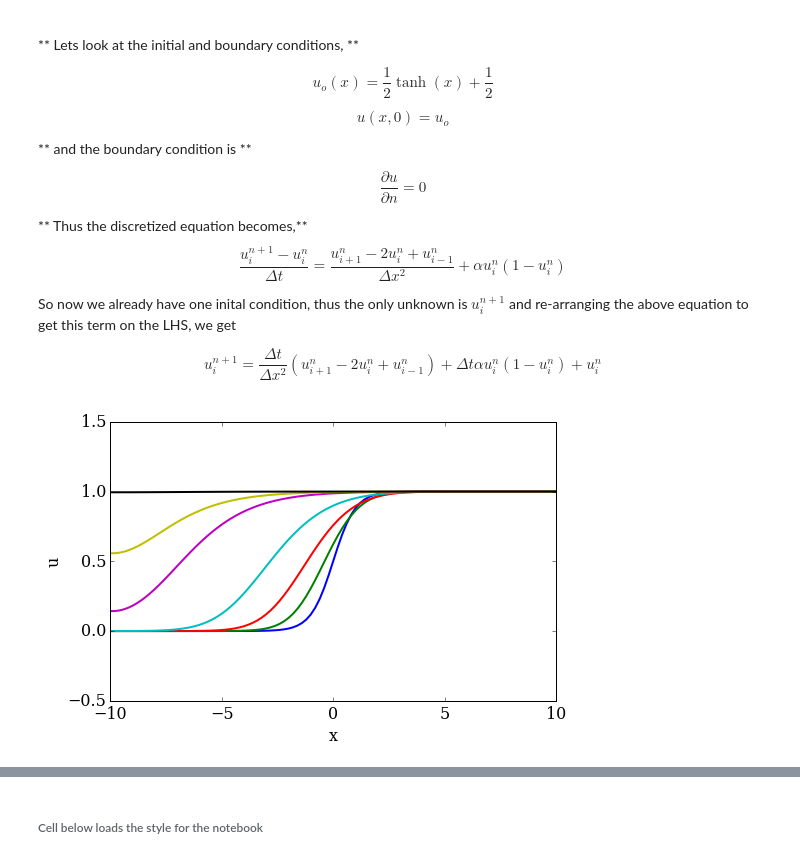
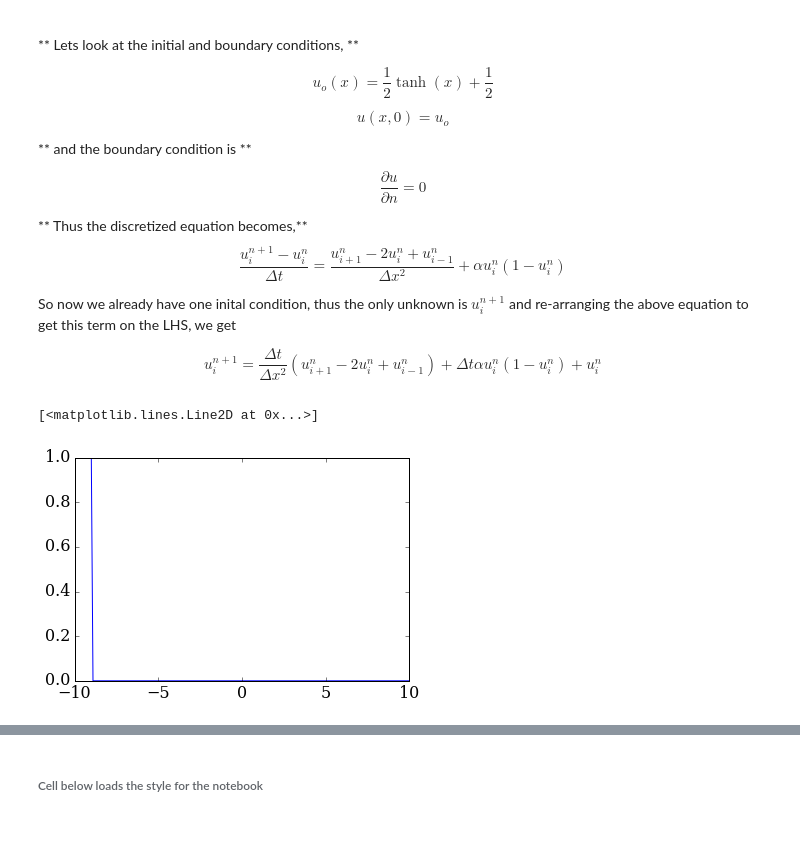
Before and after one commit to numerical-mooc/assignment-bank-2016, a Jupyter notebook: aditya3012/TheMagicOfFisherKPP -Copy1.ipynb, the cells around one changed output, grey strips where cells are left out. Drawn from its saved outputs; the diff is of its cells as text; code cells hidden in the pictures; blank space fills up the shorter version.

```diff
--- a/aditya3012/TheMagicOfFisherKPP -Copy1.ipynb
+++ b/aditya3012/TheMagicOfFisherKPP -Copy1.ipynb
@@ -53,16 +53,23 @@ So now we already have one inital condition, thus the only unknown is $u_i^{n+1}
 
 $$ u_i^{n+1} = \frac{\Delta t }{\Delta x^2} (u_{i+1}^{n} - 2u_i^{n} + u_{i-1}^n) + \Delta t \alpha u_i^n(1-u_i^n) +u_i^n$$
 # %%
-nx =101
-dx =0.1
-dt =0.001
-nt = [100,250,500,1000,1250,2000]
+nx =201
+dx =0.2
+dt =0.01
+nt = [0,100,250,500,1000,2000]
 x = numpy.linspace(-10,10,nx)
 D =1
-alpha = 6
+alpha = 1
 
-u = numpy.zeros(nx)
-u = 1/2 * numpy.tanh(x) + 1/2               #Initial waveform
+uo = numpy.zeros(nx)
+lbound = numpy.where(x <= -9)
+ubound = numpy.where(x >= -10)
+bounds = numpy.intersect1d(lbound, ubound)
+uo[bounds]=1                #Initial waveform
+pyplot.plot(x,uo)
+# %% [output]
+[<matplotlib.lines.Line2D at 0x...>]
+[figure, added]
 # %%
 def CatchtheFisherwave(u,nt,dt,dx):
 
@@ -100,14 +106,3 @@ def CatchtheFisherwave(u,nt,dt,dx):
         u[-1] = u[-2]
 
     return u
-# %%
-pyplot.figure(figsize=(8,5), dpi=100)
-pyplot.ylim(-0.5,1.5)
-pyplot.ylabel('u')
-pyplot.xlabel('x')
-pyplot.plot(x,u,lw=2)
-for n in nt:
-    u = CatchtheFisherwave(u,n,dt,dx)
-    pyplot.plot(x,u,lw=2)
-# %% [output]
-[figure, removed]
```
Also changed, not shown: parts of 7 cells of this notebook, 1 other file.
